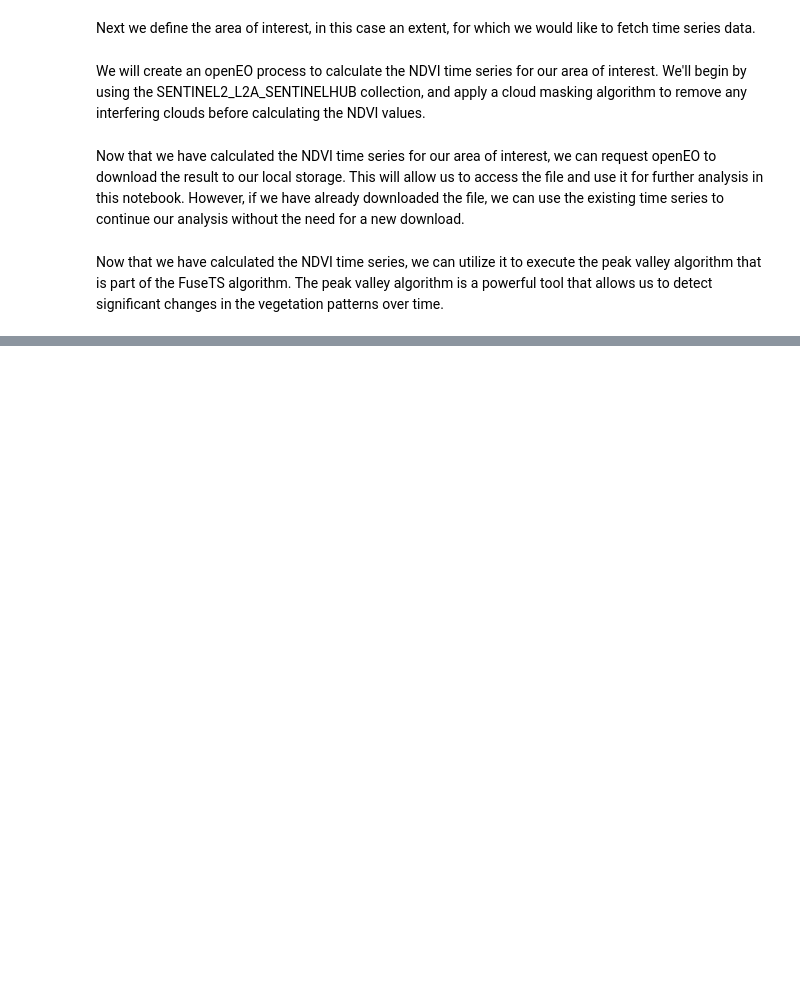
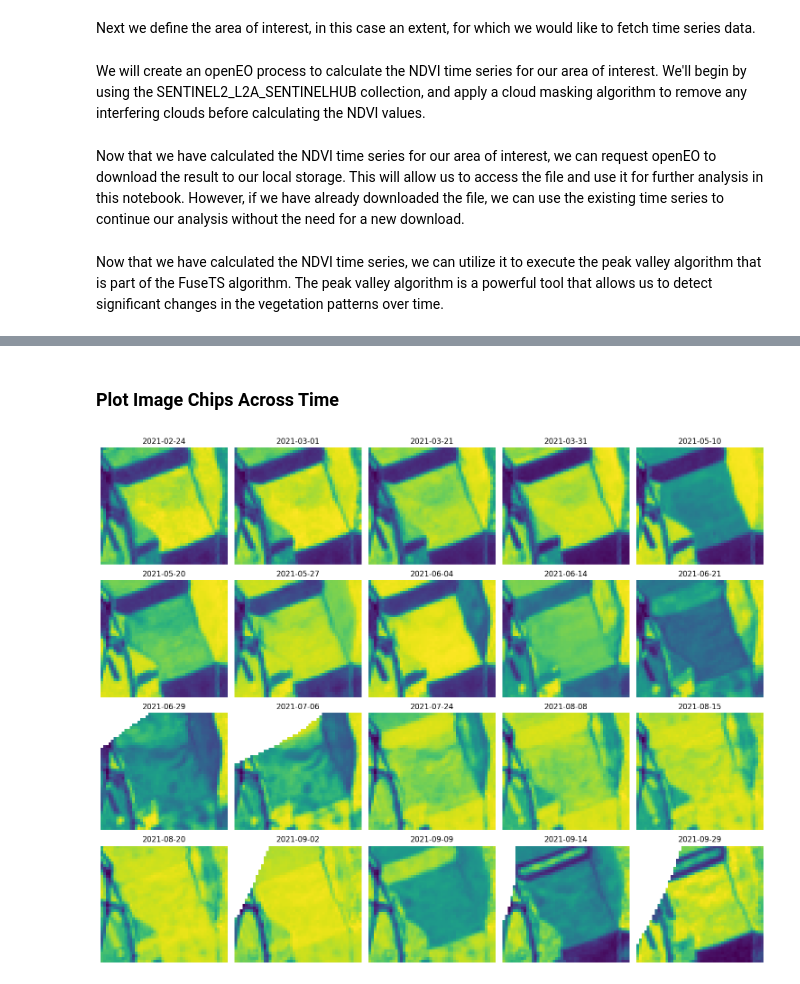
Before and after one commit to Open-EO/FuseTS, a Jupyter notebook: notebooks/Local/FuseTS - Peak Valley Detection.ipynb, the cells around one changed output, grey strips where cells are left out. Saved outputs shown, nothing was run; the diff lists cells and outputs as text; code cells hidden in the pictures; blank space fills up the shorter version.

Commit message:
update notebook with more stable plotting

```diff
--- a/notebooks/Local/FuseTS - Peak Valley Detection.ipynb
+++ b/notebooks/Local/FuseTS - Peak Valley Detection.ipynb
@@ -177,0 +75,21 @@ BokehModel(combine_events=True, render_bundle={'docs_json': {'b1de9158-9888-48e2
+# %% [markdown]
+### Plot Image Chips Across Time
+# %%
+# take observations with more 80% of valid data or more
+mask = np.count_nonzero(~np.isnan(ndvi), axis=(1, 2)) / np.prod(ndvi[0].shape) > 0.8
+ndvi_filtered = ndvi.isel(t=mask)
+
+ncols = 5
+nrows = 4
+plt.style.use(["default"])
+fig, axs = plt.subplots(figsize=(3 * ncols, 3 * nrows), ncols=ncols, nrows=nrows)
+fig.patch.set_alpha(1)
+
+for ax, img in zip(axs.flatten(), ndvi_filtered.isel(t=slice(0, -1, 2))):
+    ax.imshow(img)
+    ax.axis("off")
+    ax.set_title(img.t.dt.date.to_numpy())
+
+plt.tight_layout()
+# %% [output]
+[figure, added]
```
Also changed, not shown: parts of 12 cells of this notebook.
